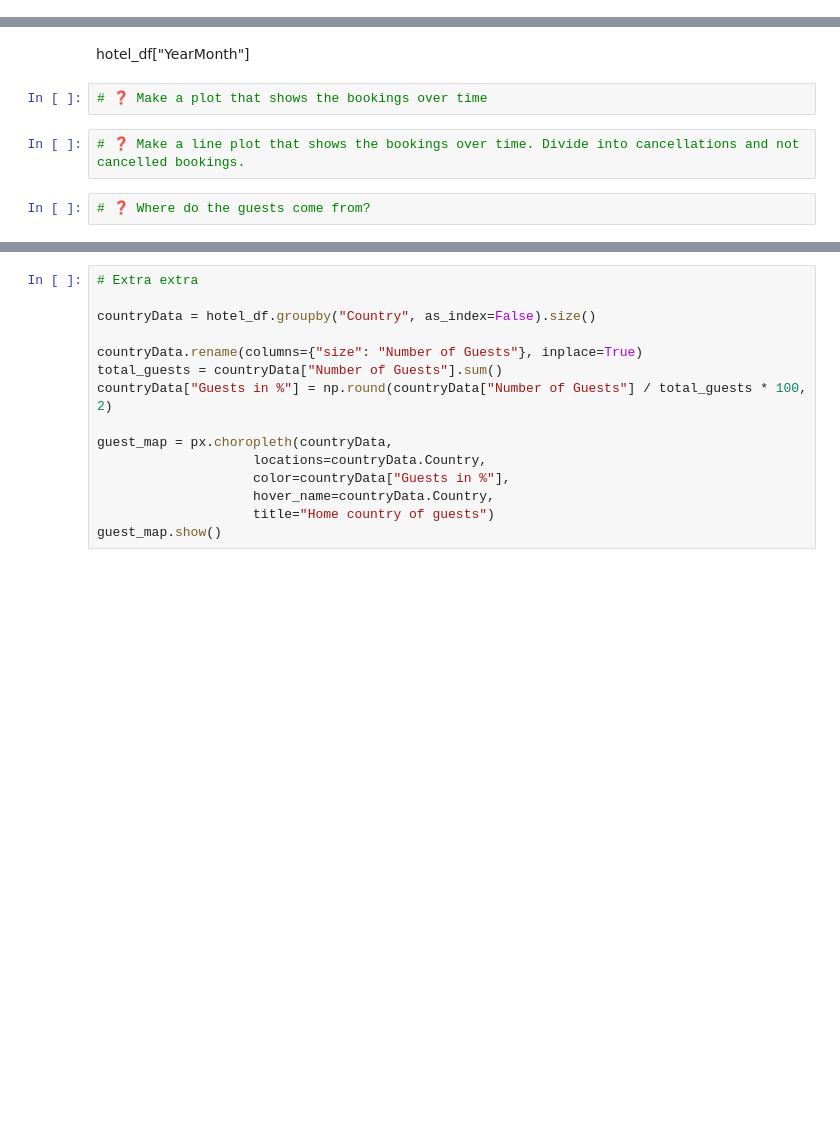
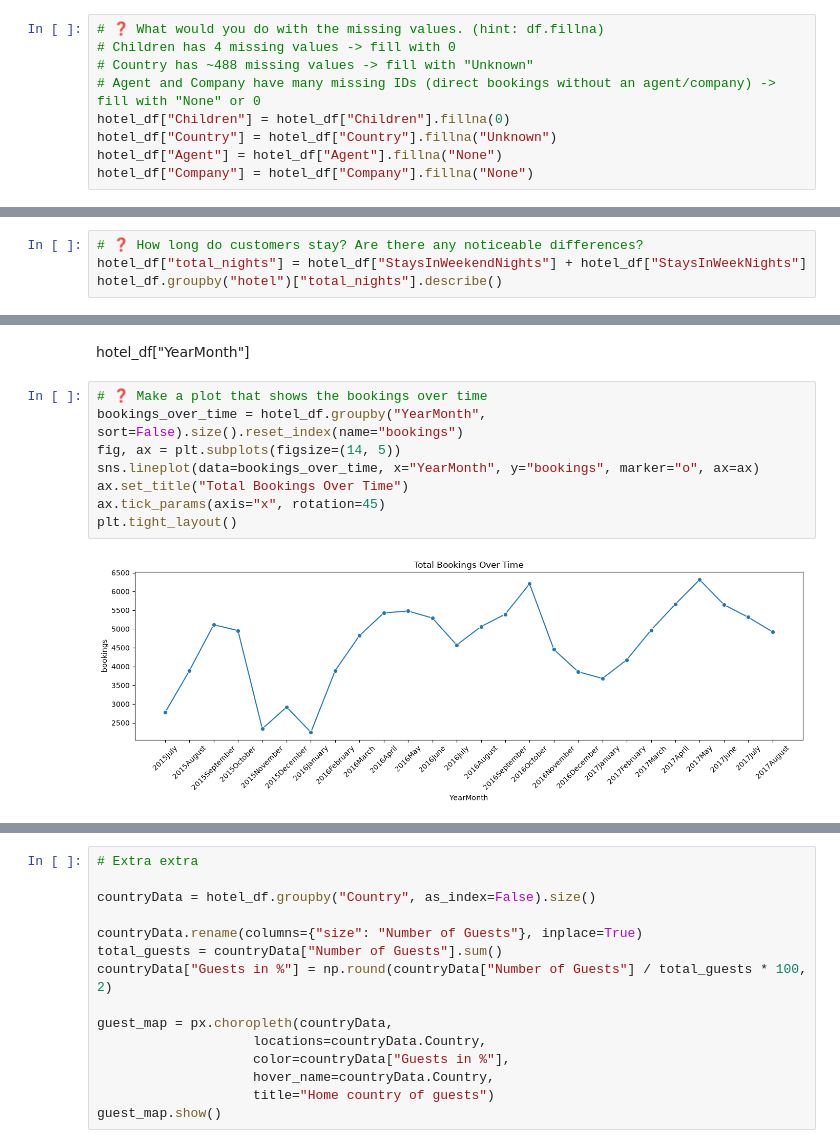
Before and after one commit to matteogradinaru/students2627, a Jupyter notebook: lab6/lab_6_part_2_classification.ipynb, the cells around one changed output, grey strips where cells are left out. Drawn from its saved outputs; the diff is of its cells as text; blank space fills up the shorter version.

```diff
--- a/lab6/lab_6_part_2_classification.ipynb
+++ b/lab6/lab_6_part_2_classification.ipynb
@@ -164,0 +198,9 @@ We will try and answer all of these.
+# %%
+# ❓ What would you do with the missing values. (hint: df.fillna)
+# Children has 4 missing values -> fill with 0
+# Country has ~488 missing values -> fill with "Unknown"
+# Agent and Company have many missing IDs (direct bookings without an agent/company) -> fill with "None" or 0
+hotel_df["Children"] = hotel_df["Children"].fillna(0)
+hotel_df["Country"] = hotel_df["Country"].fillna("Unknown")
+hotel_df["Agent"] = hotel_df["Agent"].fillna("None")
+hotel_df["Company"] = hotel_df["Company"].fillna("None")
@@ -172,0 +280,4 @@ We will try and answer all of these.
+# %%
+# ❓ How long do customers stay? Are there any noticeable differences?
+hotel_df["total_nights"] = hotel_df["StaysInWeekendNights"] + hotel_df["StaysInWeekNights"]
+hotel_df.groupby("hotel")["total_nights"].describe()
@@ -191,9 +364,13 @@ import numpy as np
 hotel_df["YearMonth"] = hotel_df["ArrivalDateYear"].astype(str) + hotel_df[ "ArrivalDateMonth"]
 # %% [markdown]
 hotel_df["YearMonth"]
-# %%
-# ❓ Make a plot that shows the bookings over time
-# %%
-# ❓ Make a line plot that shows the bookings over time. Divide into cancellations and not cancelled bookings.
-# %%
-# ❓ Where do the guests come from?
+# %%
+# ❓ Make a plot that shows the bookings over time
+bookings_over_time = hotel_df.groupby("YearMonth", sort=False).size().reset_index(name="bookings")
+fig, ax = plt.subplots(figsize=(14, 5))
+sns.lineplot(data=bookings_over_time, x="YearMonth", y="bookings", marker="o", ax=ax)
+ax.set_title("Total Bookings Over Time")
+ax.tick_params(axis="x", rotation=45)
+plt.tight_layout()
+# %% [output]
+[figure, added]
```
Also changed, not shown: parts of 54 cells of this notebook, 1 other file.
